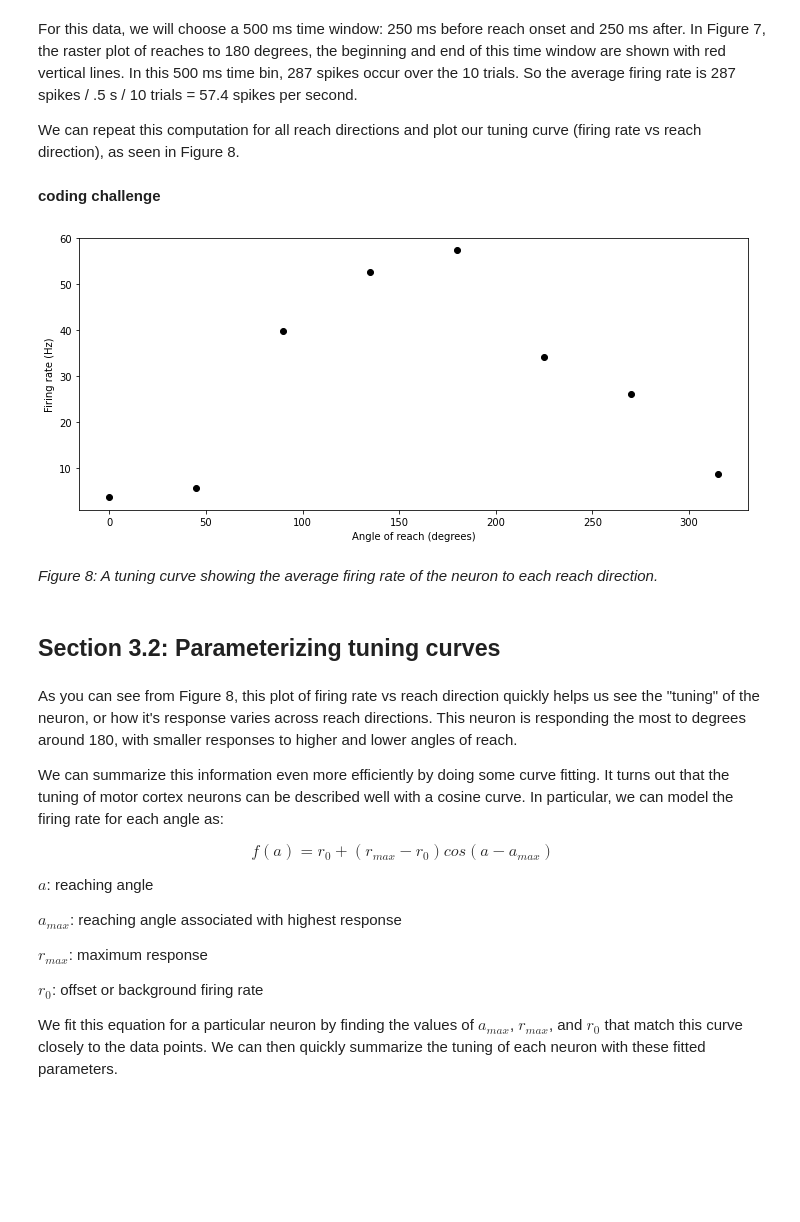
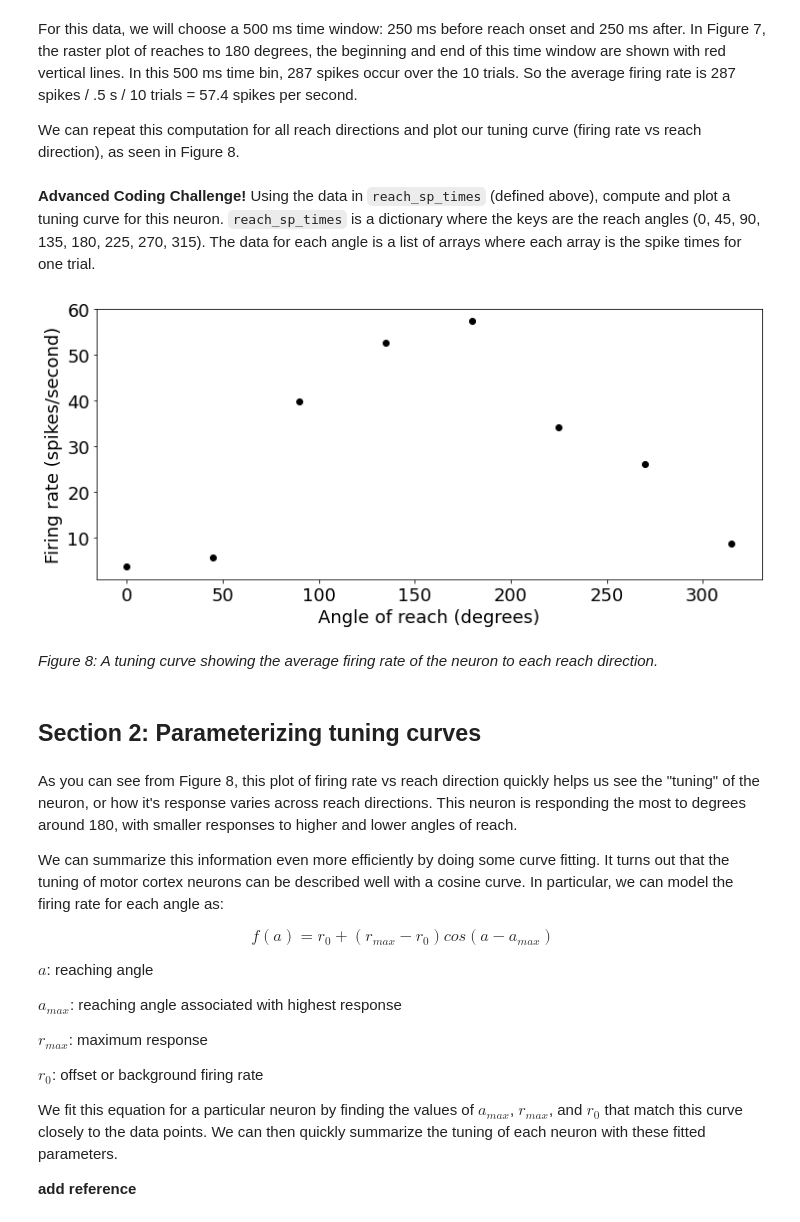
Before and after one commit to ebatty/EncodingDecodingNotes, a Jupyter notebook: Notes/02_TuningCurves.ipynb, the cells around one changed output. Saved outputs shown, nothing was run; the diff lists cells and outputs as text; code cells hidden in the pictures; blank space fills up the shorter version.

```diff
--- a/Notes/02_TuningCurves.ipynb
+++ b/Notes/02_TuningCurves.ipynb
@@ -42,29 +92,29 @@ ax.set(xlabel = 'Time (ms)',
 For this data, we will choose a 500 ms time window: 250 ms before reach onset and 250 ms after. In Figure 7, the raster plot of reaches to 180 degrees, the beginning and end of this time window are shown with red vertical lines. In this 500 ms time bin, 287 spikes occur over the 10 trials. So the average firing rate is 287 spikes / .5 s / 10 trials = 57.4 spikes per second.
 
 We can repeat this computation for all reach directions and plot our tuning curve (firing rate vs reach direction), as seen in Figure 8.
-# %% [markdown]
-**coding challenge**
+# %% [markdown]
+**Advanced Coding Challenge!** Using the data in `reach_sp_times` (defined above), compute and plot a tuning curve for this neuron. `reach_sp_times` is a dictionary where the keys are the reach angles (0, 45, 90, 135, 180, 225, 270, 315). The data for each angle is a list of arrays where each array is the spike times for one trial.
 # %%
-# @markdown
+# @markdown Click here to see solution
 
 # Compute tuning curve data
 av_firing_rate = np.zeros((len(angles),))
-for i_angle in range(len(angles)):
-  all_sp_times = np.concatenate(reach_sp_times[i_angle])
+for i_angle, angle in enumerate(angles):
+  all_sp_times = np.concatenate(reach_sp_times[angle])
   sp_count = ((all_sp_times > 500) & (all_sp_times < 1000)).sum()
   av_firing_rate[i_angle] = sp_count / .5 / n_trials
 
 # Visualize
 fig, ax = plt.subplots(1, 1, figsize=(12, 5), sharex=True, sharey = True)
 ax.plot(angles, av_firing_rate, 'ok')
 ax.set(xlabel = 'Angle of reach (degrees)',
-       ylabel = 'Firing rate (Hz)');
+       ylabel = 'Firing rate (spikes/second)');
 # %% [output]
-[figure, old version]
+[figure, new version]
 # %% [markdown]
 *Figure 8: A tuning curve showing the average firing rate of the neuron to each reach direction.*
 # %% [markdown]
-## Section 3.2: Parameterizing tuning curves
+## Section 2: Parameterizing tuning curves
 # %% [markdown]
 As you can see from Figure 8, this plot of firing rate vs reach direction quickly helps us see the "tuning" of the neuron, or how it's response varies across reach directions. This neuron is responding the most to degrees around 180, with smaller responses to higher and lower angles of reach.
 
@@ -81,3 +131,5 @@ $r_{max}$: maximum response
 $r_0$: offset or background firing rate
 
 We fit this equation for a particular neuron by finding the values of $a_{max}$, $r_{max}$, and $r_0$ that match this curve closely to the data points. We can then quickly summarize the tuning of each neuron with these fitted parameters.
+
+**add reference**
```
Also changed, not shown: parts of 5 cells of this notebook.
